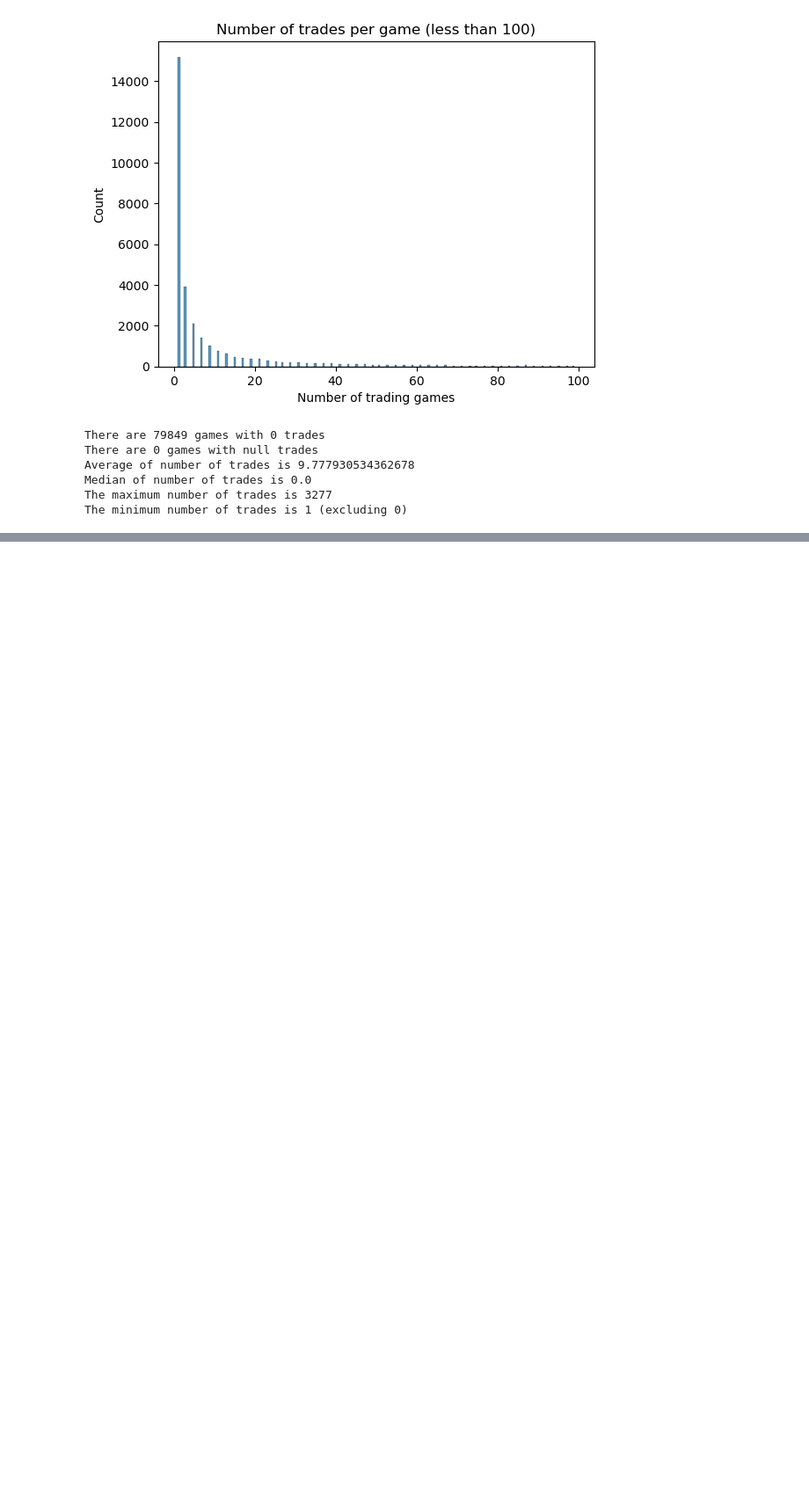
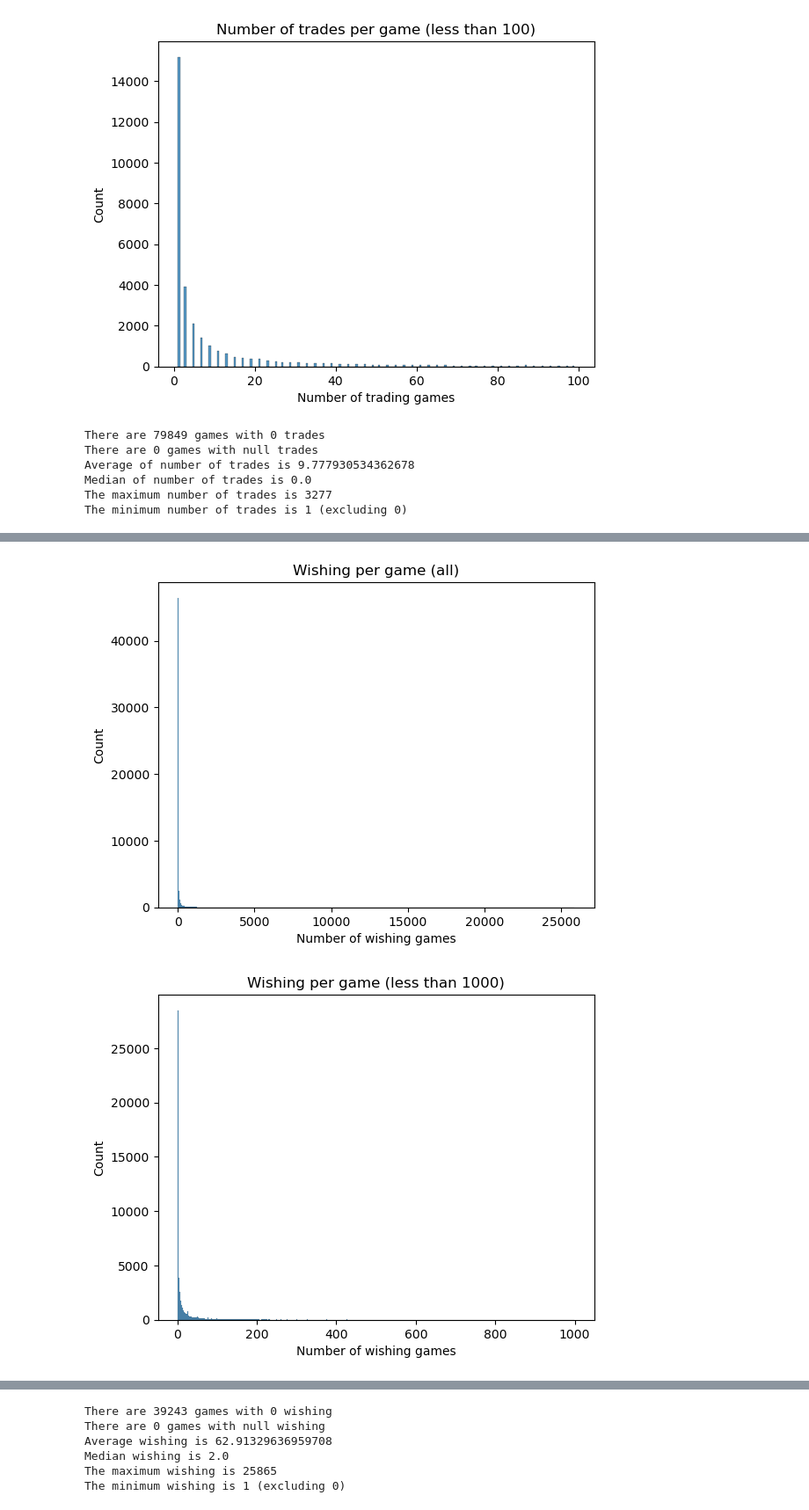
Before and after one commit to LsFaria04/PRI_Board_Games_Search_System, a Jupyter notebook: analysis.ipynb, the cells around one changed output, grey strips where cells are left out. Shown at 88% size. Cells and saved outputs as stored; diff of their text form; code cells hidden in the pictures; blank space fills up the shorter version.

```diff
--- a/analysis.ipynb
+++ b/analysis.ipynb
@@ -738,0 +784,34 @@ Now we will analize the wainting column.
+# %%
+zero_wish = df[df["wishing"] == 0]
+null_wish = df[df["wishing"].isna()]
+non_null_wish = df[df["wishing"].notna() & df["wishing"] != 0]
+
+
+sb.histplot(non_null_wish, x = "wishing")
+plt.xlabel("Number of wishing games")
+plt.title("Wishing per game (all)")
+plt.show()
+
+wish_less_1000 = non_null_wish[non_null_wish["wishing"] < 1000]
+
+sb.histplot(wish_less_1000, x = "wishing")
+plt.xlabel("Number of wishing games")
+plt.title("Wishing per game (less than 1000)")
+plt.show()
+
+wish_less_100 = non_null_wish[non_null_wish["wishing"] < 100]
+
+sb.histplot(wish_less_100, x = "wishing")
+plt.xlabel("Number of wishing games")
+plt.title("Wishing per game (less than 100)")
+plt.show()
+
+print(f'There are {zero_wish.shape[0]} games with 0 wishing')
+print(f'There are {null_wish.shape[0]} games with null wishing')
+print(f'Average wishing is {df["wishing"].mean()}')
+print(f'Median wishing is {df["wishing"].median()}')
+print(f'The maximum wishing is {max(non_null_wish["wishing"])}')
+print(f'The minimum wishing is {min(non_null_wish["wishing"])} (excluding 0)')
+# %% [output]
+[figure, added]
+[figure, added]
@@ -738,0 +819,6 @@ Now we will analize the wainting column.
+There are 39243 games with 0 wishing
+There are 0 games with null wishing
+Average wishing is 62.91329636959708
+Median wishing is 2.0
+The maximum wishing is 25865
+The minimum wishing is 1 (excluding 0)
```
Also changed, not shown: parts of 5 cells of this notebook.
